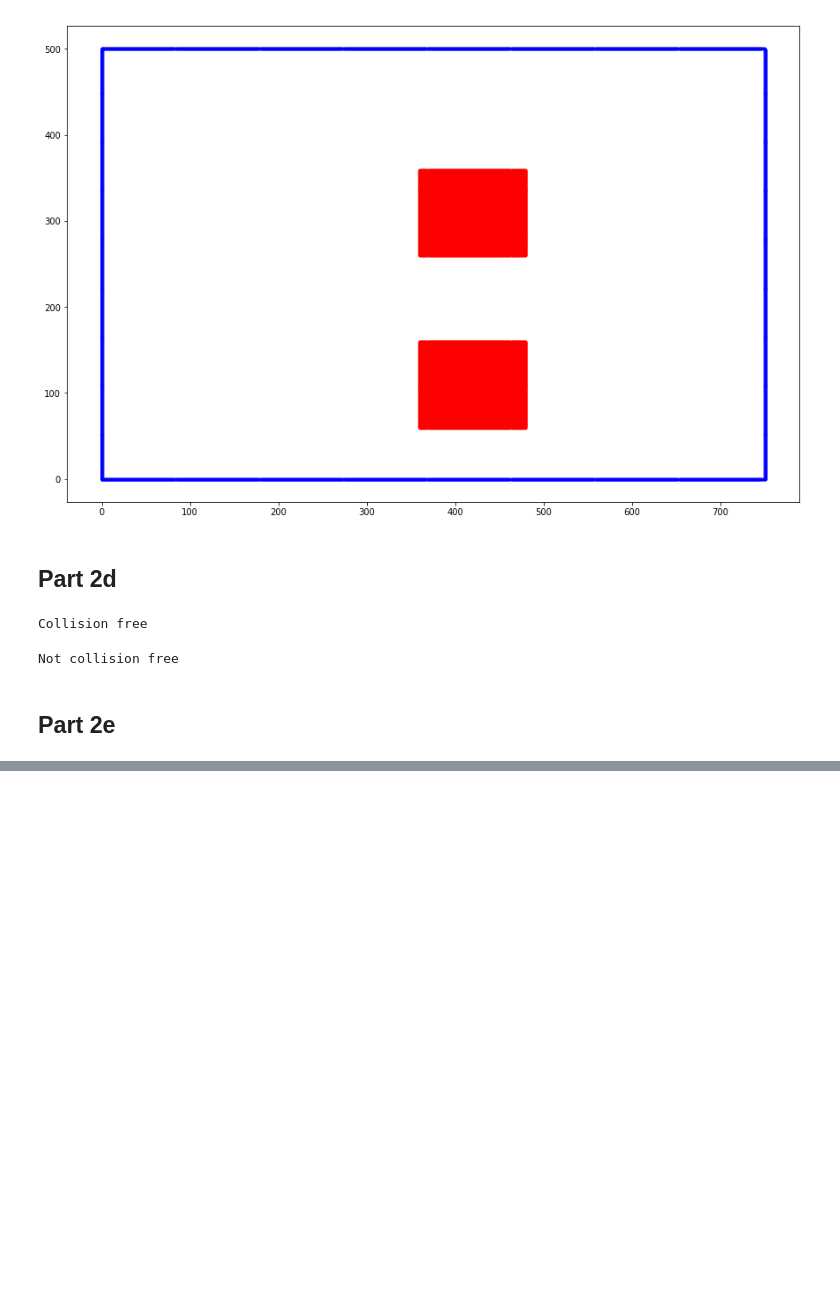
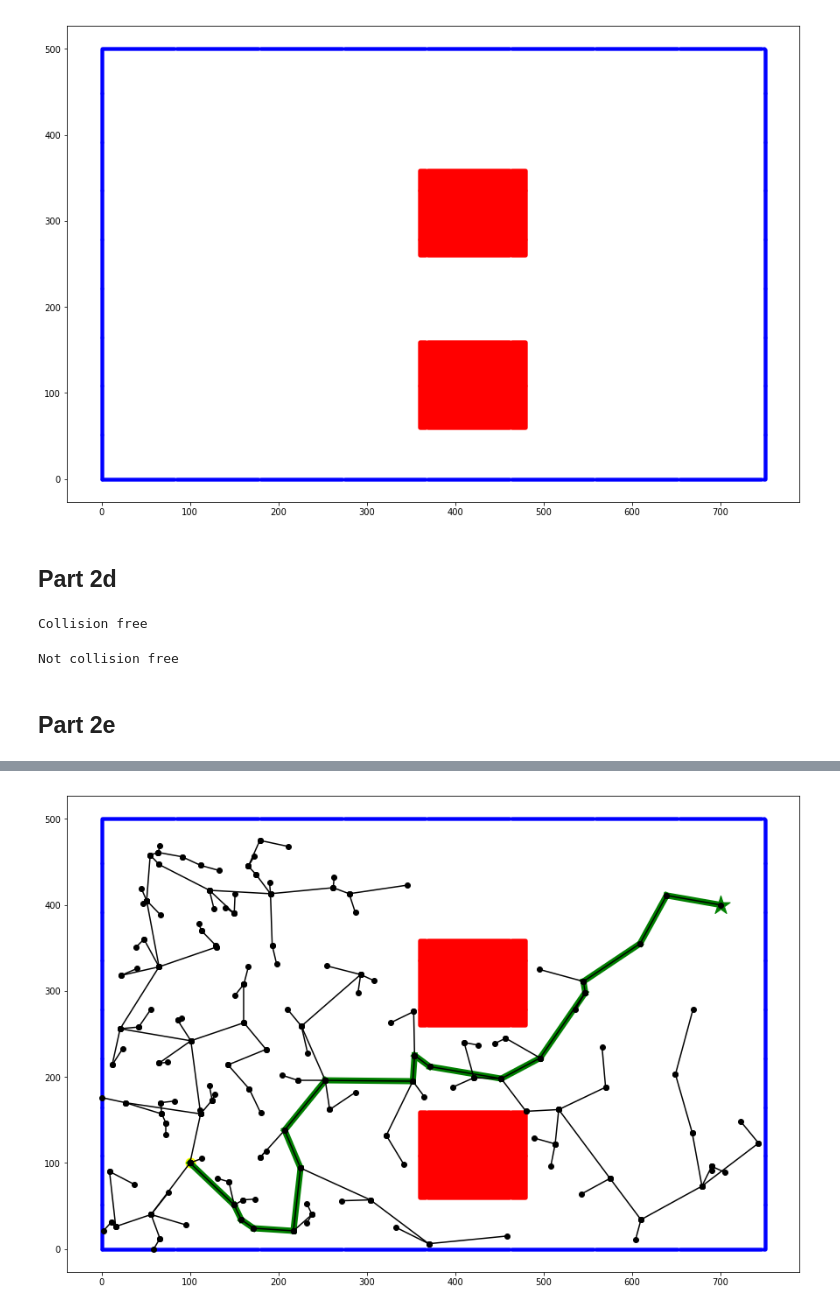
Before and after one commit to ashwinkannan94/EE209, a Jupyter notebook: PSET4/PSET4.ipynb, the cells around one changed output, grey strips where cells are left out. Saved outputs shown, nothing was run; the diff lists cells and outputs as text; code cells hidden in the pictures; blank space fills up the shorter version.

Commit message:
path found

```diff
--- a/PSET4/PSET4.ipynb
+++ b/PSET4/PSET4.ipynb
@@ -375,0 +373,38 @@ plt.show()
+# %%
+def find_all_paths(graph, start, end, path=[]):
+    path = path + [start]
+#     print ('adding ' + start)
+    if start == end:
+        return [path]
+    if not start in graph:
+        return []
+    paths = []
+    for node in graph[start]:
+        if node not in path:
+            paths.extend(find_all_paths(graph, node, end, path))
+    #print ('returning ' + str(paths))
+    return paths
+
+path_to_goal = find_all_paths(G, initial_position, goal_position)
+# %%
+x_to_goal = []
+y_to_goal = []
+for point in path_to_goal[0]:
+    x_to_goal.append(point[0])
+    y_to_goal.append(point[1])
+# %%
+plt.figure(figsize=(15, 10))
+for i in range(0, len(x_to_goal), 2):
+    plt.plot(x_to_goal[i:i+2], y_to_goal[i:i+2], 'go-', linewidth=7)
+    plt.plot(x_to_goal[i+1:i+3], y_to_goal[i+1:i+3], 'go-', linewidth=7)
+for border_point in border:
+    plt.scatter(border_point[0], border_point[1], c='b', marker = '.')
+for obstacle_point in c_space_border:
+    plt.scatter(obstacle_point[0], obstacle_point[1], c='r', marker = '.')
+for i in range(0, len(x), 2):
+    plt.plot(x[i:i+2], y[i:i+2], 'ko-')
+plt.scatter(initial_position[0], initial_position[1], c='yellow', marker = '.', s=500)
+plt.scatter(goal_position[0], goal_position[1], c='green', marker='*', s=500)
+plt.show()
+# %% [output]
+[figure, added]
```
Also changed, not shown: parts of 4 cells of this notebook.
